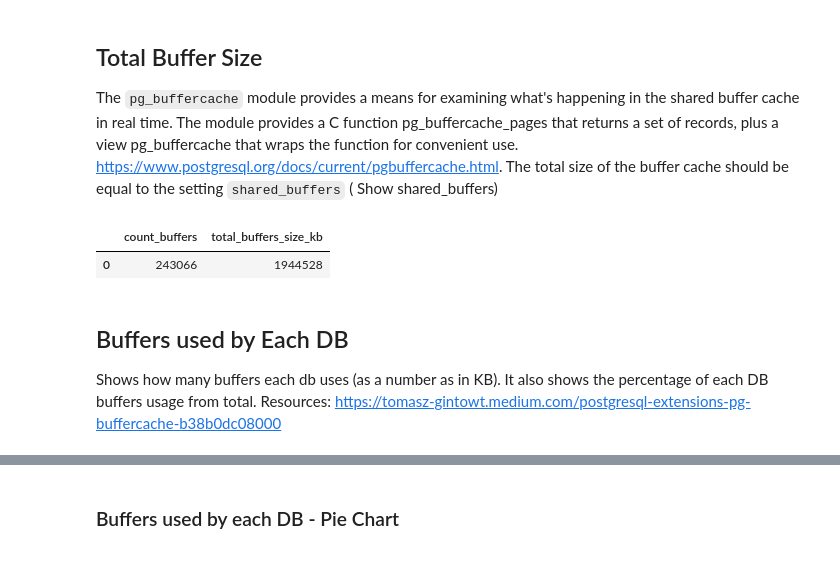
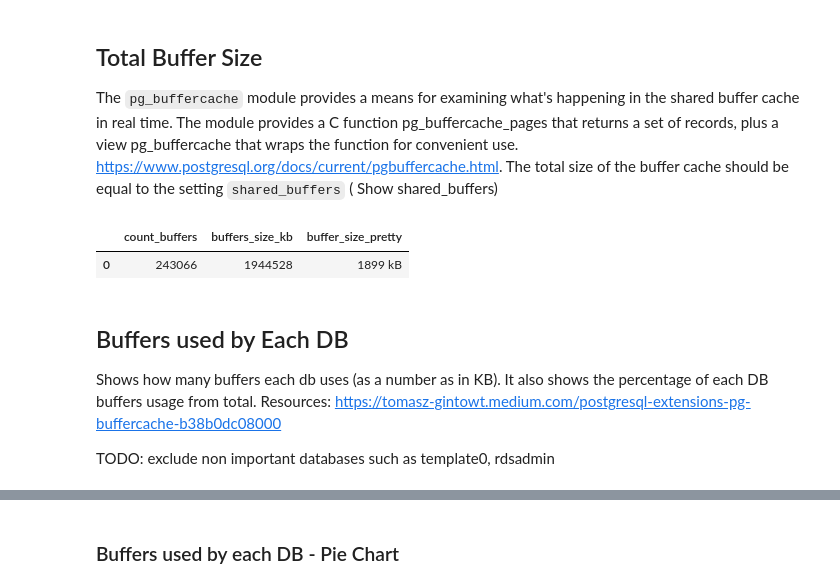
Before and after one commit to itaybraun1/db-observability-toolkit, a Jupyter notebook: Notebooks/pg_server___buffer_cahce.ipynb, the cells around one changed output, grey strips where cells are left out. Saved outputs shown, nothing was run; the diff lists cells and outputs as text; code cells hidden in the pictures.

Commit message:
Buffer Cache

```diff
--- a/Notebooks/pg_server___buffer_cahce.ipynb
+++ b/Notebooks/pg_server___buffer_cahce.ipynb
@@ -69,20 +69,23 @@
 # %%
 qry_total_buffer_size = """
 SELECT
 	count(*) as count_buffers,
-	count(*) * 8 as total_buffers_size_kb
-FROM pg_buffercache
+	count(*) * 8 as buffers_size_kb,
+  pg_size_pretty(count(*) * 8) as buffer_size_pretty
+FROM pg_buffercache;
 """
 
 df = pd.read_sql_query(qry_total_buffer_size, connection)
 df
 # %% [output]
-|  | count_buffers | total_buffers_size_kb |
-| 0 | 243066 | 1944528 |
+|  | count_buffers | buffers_size_kb | buffer_size_pretty |
+| 0 | 243066 | 1944528 | 1899 kB |
 # %% [markdown]
 ## Buffers used by Each DB
 Shows how many buffers each db uses (as a number as in KB). It also shows the percentage of each DB buffers usage from total.
 Resources: https://tomasz-gintowt.medium.com/postgresql-extensions-pg-buffercache-b38b0dc08000
+
+TODO: exclude non important databases such as template0, rdsadmin
 # %%
 
 qry_total_buffer_size = """
```
Also changed, not shown: parts of 6 cells of this notebook, 1 other file.
